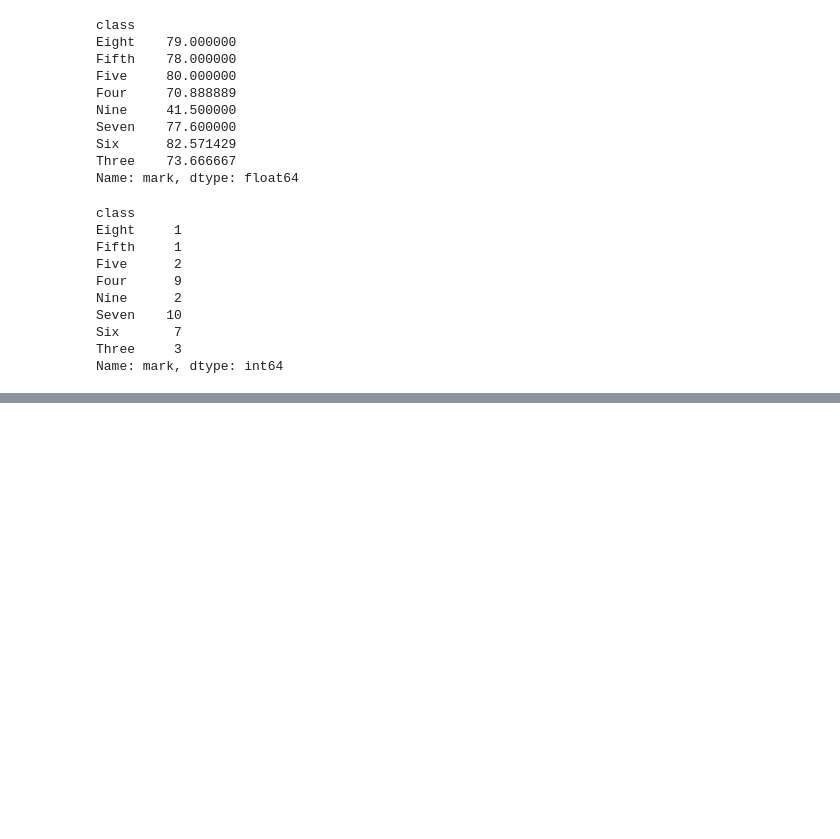
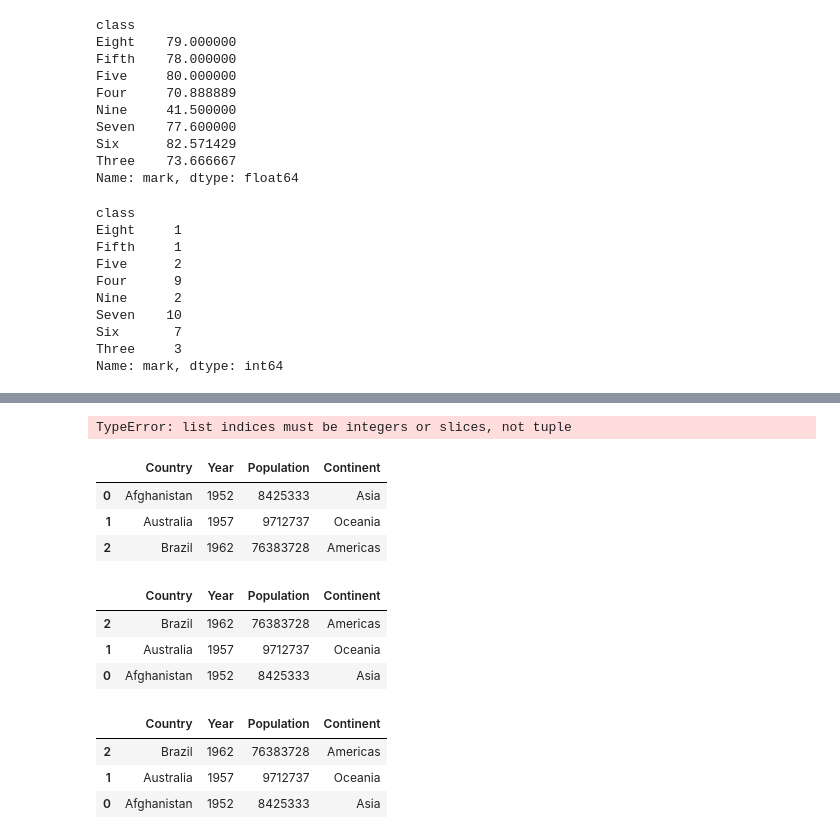
Before and after one commit to ragin-10-rdg/PRG_330_PythonProgramming, a Jupyter notebook: week 4.ipynb, the cells around one changed output, grey strips where cells are left out. Cells and saved outputs as stored; diff of their text form; code cells hidden in the pictures; blank space fills up the shorter version.

```diff
--- a/week 4.ipynb
+++ b/week 4.ipynb
@@ -195,0 +215,37 @@ Name: mark, dtype: int64
+# %%
+country_data_list=[
+    ['Afganistan', 1952, 8425333, 'Asia']
+    ['Australia', 1987, 9712589, 'Ocenia']
+    ['Brazil', 1962, 786953, 'Sounth America']
+    ]
+country_data =pd.dataframe(country_data_list, columns=('Country','year','population','countinent'))
+new_sorted_list= country_data.sort_values(by=('country'),ascending=true)
+display(new_sorted_list)
+# %% [output]
+TypeError: list indices must be integers or slices, not tuple
+# %%
+country_data_list=[
+            ['Afghanistan', 1952, 8425333,'Asia'],
+            ['Australia', 1957, 9712737, 'Oceania'],
+            ['Brazil',1962, 76383728, 'Americas'],
+]
+country_data=pd.DataFrame(country_data_list, columns=['Country','Year','Population', 'Continent'])
+new_sorted_data= country_data.sort_values(by:=['Country'], ascending=True)
+display(new_sorted_data)
+sort_by_descending = country_data.sort_values(by:=['Country'],ascending=False)
+display(sort_by_descending)
+sort_by_population = country_data.sort_values(by:=['Population', 'Country'], ascending = False)
+display(sort_by_population)
+# %% [output]
+|  | Country | Year | Population | Continent |
+| 0 | Afghanistan | 1952 | 8425333 | Asia |
+| 1 | Australia | 1957 | 9712737 | Oceania |
+| 2 | Brazil | 1962 | 76383728 | Americas |
+|  | Country | Year | Population | Continent |
+| 2 | Brazil | 1962 | 76383728 | Americas |
+| 1 | Australia | 1957 | 9712737 | Oceania |
+| 0 | Afghanistan | 1952 | 8425333 | Asia |
+|  | Country | Year | Population | Continent |
+| 2 | Brazil | 1962 | 76383728 | Americas |
+| 1 | Australia | 1957 | 9712737 | Oceania |
+| 0 | Afghanistan | 1952 | 8425333 | Asia |
```
Also changed, not shown: parts of 8 cells of this notebook, 7 other files.
